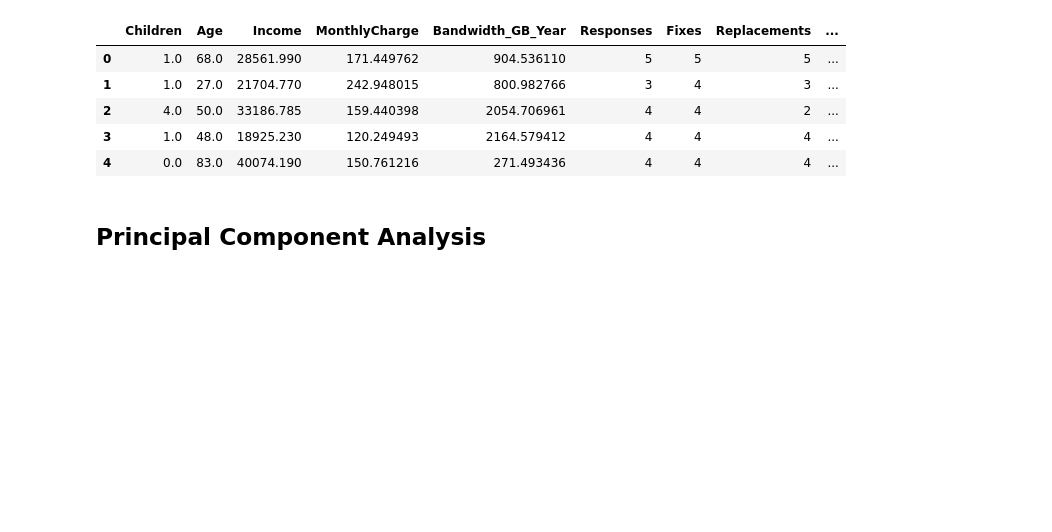
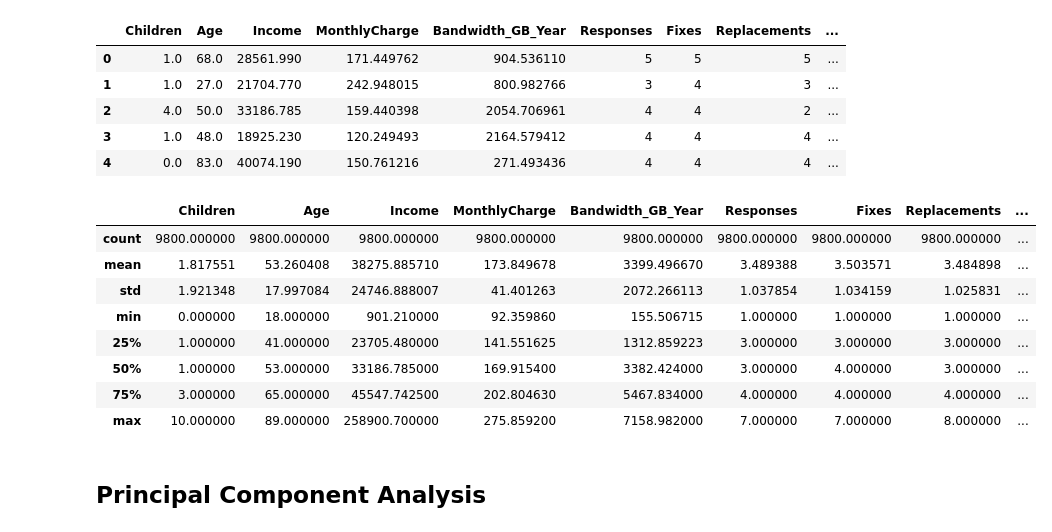
Before and after one commit to mattblasa/Data_Cleaning-D206, a Jupyter notebook: Blasa_Data_Cleaning.ipynb, the cells around one changed output. Drawn from its saved outputs; the diff is of its cells as text; code cells hidden in the pictures; blank space fills up the shorter version.

```diff
--- a/Blasa_Data_Cleaning.ipynb
+++ b/Blasa_Data_Cleaning.ipynb
@@ -565,6 +480,19 @@ data.head()
 | 2 | 4.0 | 50.0 | 33186.785 | 159.440398 | 2054.706961 | 4 | 4 | 2 | ... |
 | 3 | 1.0 | 48.0 | 18925.230 | 120.249493 | 2164.579412 | 4 | 4 | 4 | ... |
 | 4 | 0.0 | 83.0 | 40074.190 | 150.761216 | 271.493436 | 4 | 4 | 4 | ... |
+# %%
+#Check changes to data after cleaning outliers
+data.describe()
+# %% [output]
+|  | Children | Age | Income | MonthlyCharge | Bandwidth_GB_Year | Responses | Fixes | Replacements | ... |
+| count | 9800.000000 | 9800.000000 | 9800.000000 | 9800.000000 | 9800.000000 | 9800.000000 | 9800.000000 | 9800.000000 | ... |
+| mean | 1.817551 | 53.260408 | 38275.885710 | 173.849678 | 3399.496670 | 3.489388 | 3.503571 | 3.484898 | ... |
+| std | 1.921348 | 17.997084 | 24746.888007 | 41.401263 | 2072.266113 | 1.037854 | 1.034159 | 1.025831 | ... |
+| min | 0.000000 | 18.000000 | 901.210000 | 92.359860 | 155.506715 | 1.000000 | 1.000000 | 1.000000 | ... |
+| 25% | 1.000000 | 41.000000 | 23705.480000 | 141.551625 | 1312.859223 | 3.000000 | 3.000000 | 3.000000 | ... |
+| 50% | 1.000000 | 53.000000 | 33186.785000 | 169.915400 | 3382.424000 | 3.000000 | 4.000000 | 3.000000 | ... |
+| 75% | 3.000000 | 65.000000 | 45547.742500 | 202.804630 | 5467.834000 | 4.000000 | 4.000000 | 4.000000 | ... |
+| max | 10.000000 | 89.000000 | 258900.700000 | 275.859200 | 7158.982000 | 7.000000 | 7.000000 | 8.000000 | ... |
 # %% [markdown]
 ## Principal Component Analysis
 # %%
```
Also changed, not shown: parts of 25 cells of this notebook.
